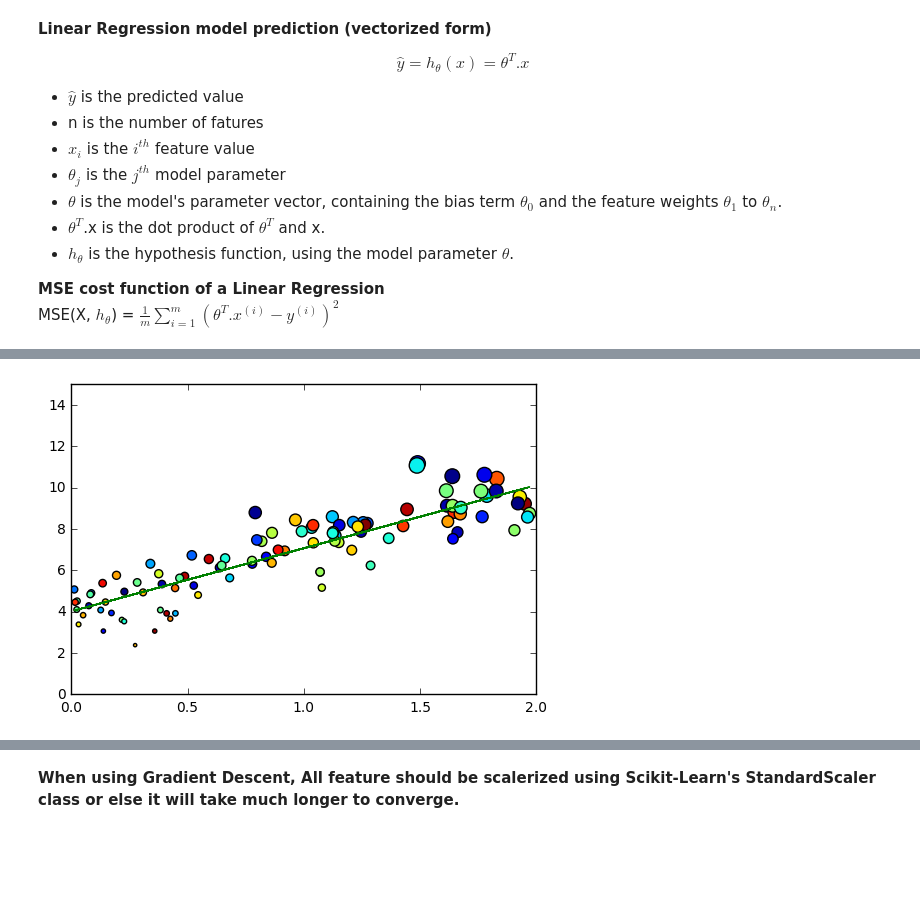
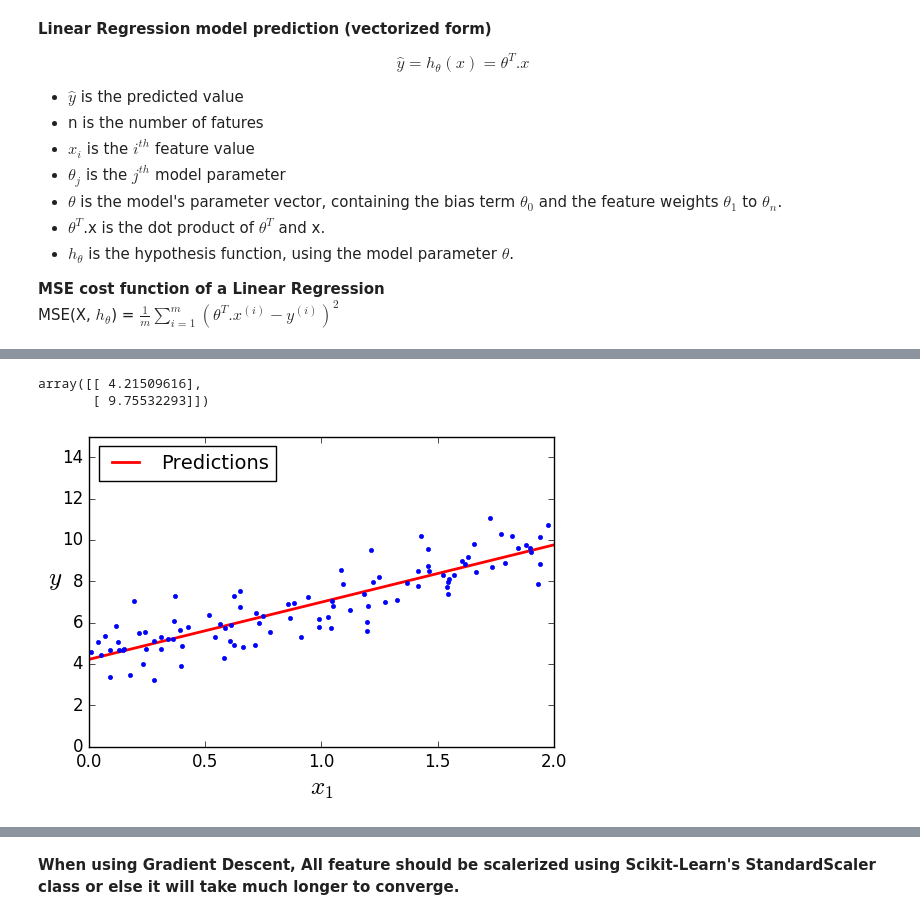
Before and after one commit to amitanalyste/machine-learning-master, a Jupyter notebook: TrainingModels.ipynb, the cells around one changed output, grey strips where cells are left out. Saved outputs shown, nothing was run; the diff lists cells and outputs as text; code cells hidden in the pictures; blank space fills up the shorter version.

```diff
--- a/TrainingModels.ipynb
+++ b/TrainingModels.ipynb
@@ -45,11 +66,21 @@ y_pred = X_b.dot(theta_best)
-# %%
-import matplotlib.pyplot as plt
-plt.scatter(X, y, c = colors, s = y*y)
-plt.plot(X, y_pred, "g-")
-plt.axis([0, 2, 0, 15])
-plt.show()
-# %% [output]
-[figure, removed]
+# %%
+X_new = np.array([[0], [2]])
+X_new_b = np.c_[np.ones((2, 1)), X_new]  # add x0 = 1 to each instance
+y_predict = X_new_b.dot(theta_best)
+y_predict
+# %% [output]
+array([[ 4.21509616],
+       [ 9.75532293]])
+# %%
+plt.plot(X_new, y_predict, "r-", linewidth=2, label="Predictions")
+plt.plot(X, y, "b.")
+plt.xlabel("$x_1$", fontsize=18)
+plt.ylabel("$y$", rotation=0, fontsize=18)
+plt.legend(loc="upper left", fontsize=14)
+plt.axis([0, 2, 0, 15])
+plt.show()
+# %% [output]
+[figure, added]
 # %%
 # Now Sklearn
 from sklearn.linear_model import LinearRegression
```
Also changed, not shown: parts of 42 cells of this notebook, 2 other files.
